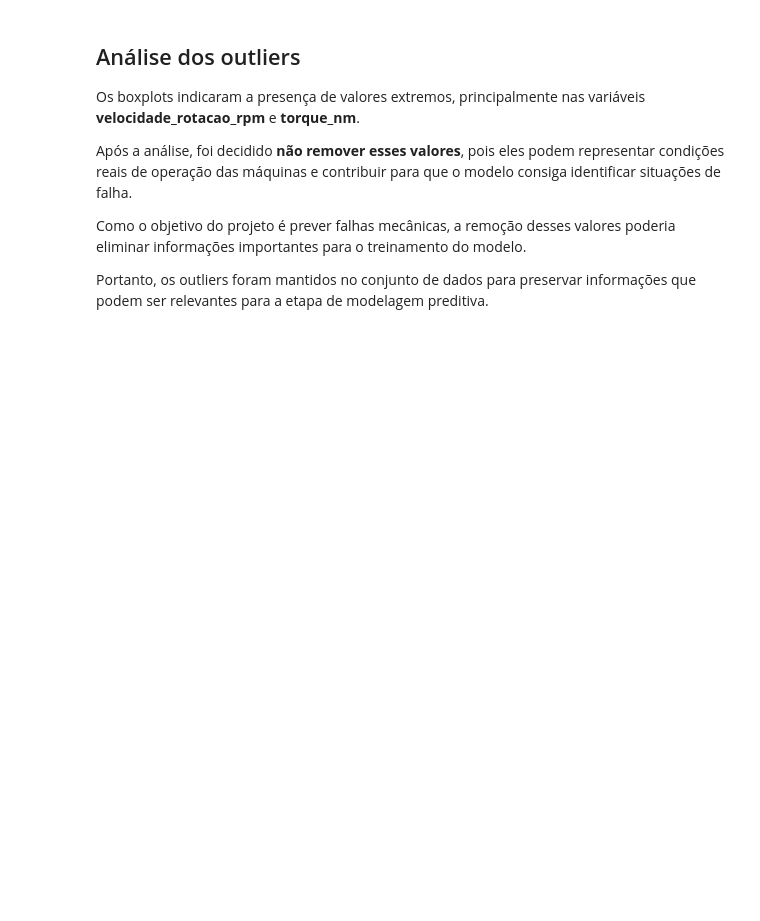
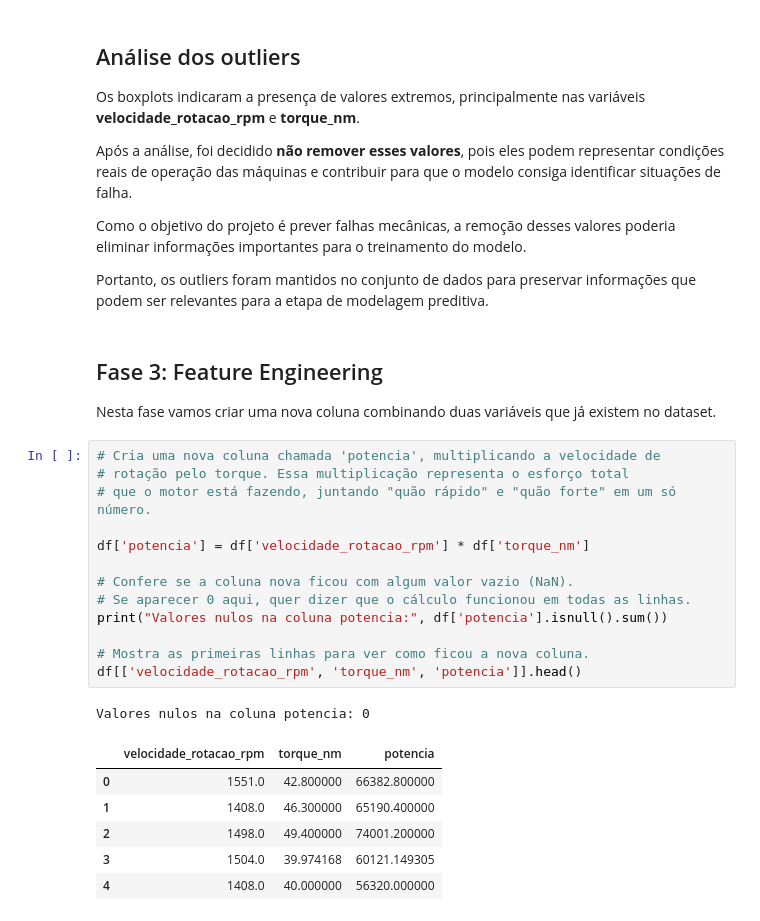
Before and after one commit to ThiOliver/projeto-analise-de-manutencao-preditiva, a Jupyter notebook: analise.ipynb, the cells around one changed output. Cells and saved outputs as stored; diff of their text form; blank space fills up the shorter version.

Commit message:
implementa criacao da coluna potencia (feature engineering)

```diff
--- a/analise.ipynb
+++ b/analise.ipynb
@@ -339,3 +339,28 @@ Após a análise, foi decidido **não remover esses valores**, pois eles podem r
 Como o objetivo do projeto é prever falhas mecânicas, a remoção desses valores poderia eliminar informações importantes para o treinamento do modelo.
 
 Portanto, os outliers foram mantidos no conjunto de dados para preservar informações que podem ser relevantes para a etapa de modelagem preditiva.
+# %% [markdown]
+## Fase 3: Feature Engineering
+
+Nesta fase vamos criar uma nova coluna combinando duas variáveis que já existem no dataset.
+# %%
+# Cria uma nova coluna chamada 'potencia', multiplicando a velocidade de
+# rotação pelo torque. Essa multiplicação representa o esforço total
+# que o motor está fazendo, juntando "quão rápido" e "quão forte" em um só número.
+
+df['potencia'] = df['velocidade_rotacao_rpm'] * df['torque_nm']
+
+# Confere se a coluna nova ficou com algum valor vazio (NaN).
+# Se aparecer 0 aqui, quer dizer que o cálculo funcionou em todas as linhas.
+print("Valores nulos na coluna potencia:", df['potencia'].isnull().sum())
+
+# Mostra as primeiras linhas para ver como ficou a nova coluna.
+df[['velocidade_rotacao_rpm', 'torque_nm', 'potencia']].head()
+# %% [output]
+Valores nulos na coluna potencia: 0
+|  | velocidade_rotacao_rpm | torque_nm | potencia |
+| 0 | 1551.0 | 42.800000 | 66382.800000 |
+| 1 | 1408.0 | 46.300000 | 65190.400000 |
+| 2 | 1498.0 | 49.400000 | 74001.200000 |
+| 3 | 1504.0 | 39.974168 | 60121.149305 |
+| 4 | 1408.0 | 40.000000 | 56320.000000 |
```
Also changed, not shown: parts of 1 cell of this notebook.
